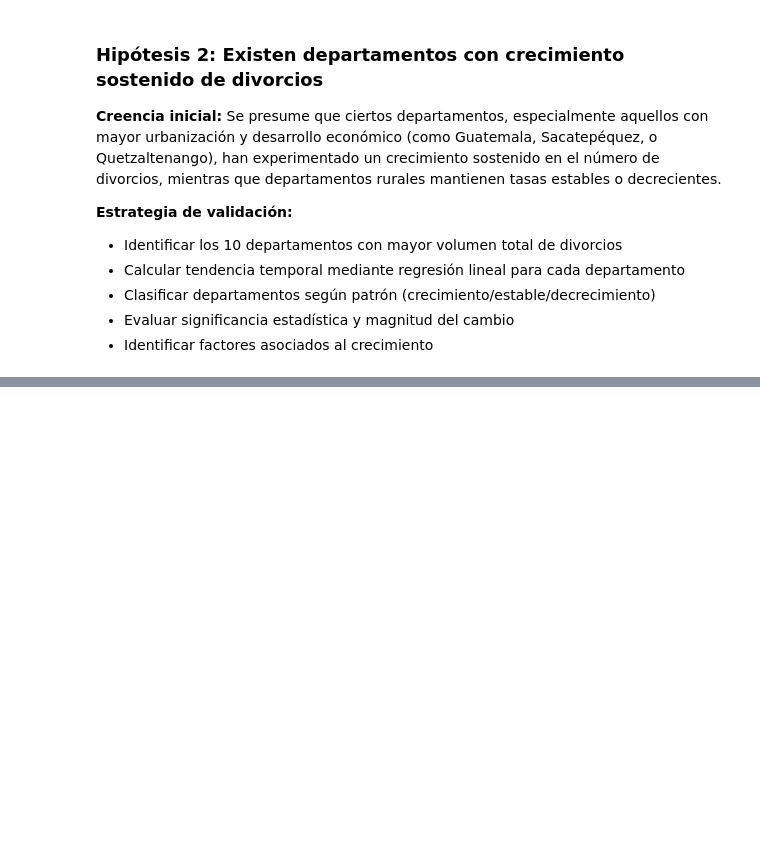
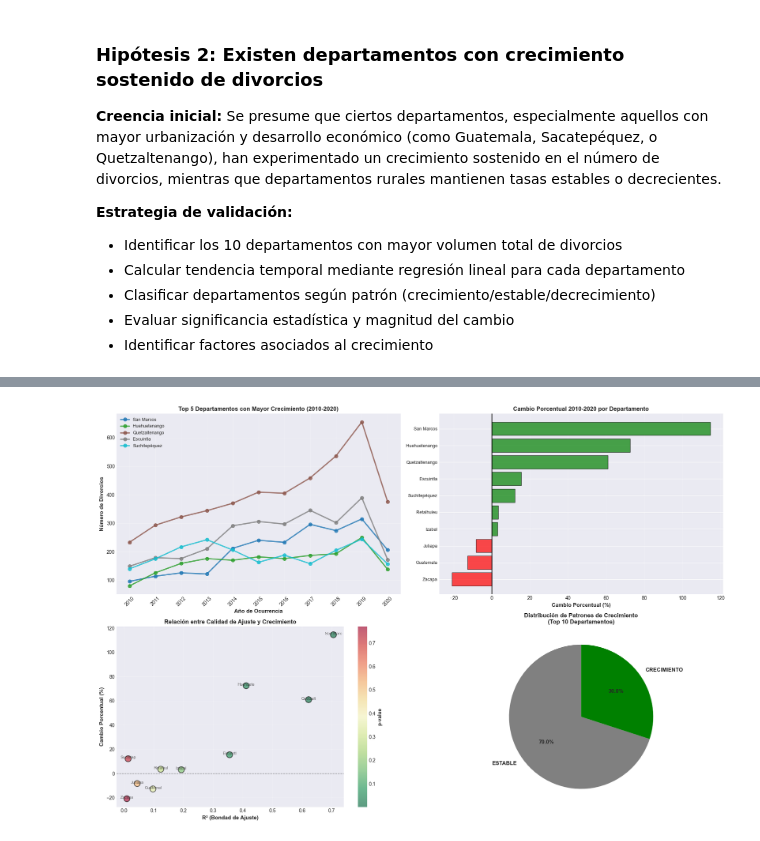
Before and after one commit to Tunchxz/CC3074-Proyecto-1, a Jupyter notebook: proyecto-1.ipynb, the cells around one changed output, grey strips where cells are left out. Cells and saved outputs as stored; diff of their text form; code cells hidden in the pictures; blank space fills up the shorter version.

```diff
--- a/proyecto-1.ipynb
+++ b/proyecto-1.ipynb
@@ -3843,0 +3938,80 @@ print("="*90)
+# %%
+# Visualización: Crecimiento por departamento
+
+fig, axes = plt.subplots(2, 2, figsize=(18, 12))
+
+# Gráfico 1: Evolución temporal de top 5 departamentos con mayor crecimiento
+ax1 = axes[0, 0]
+top5_crecimiento = df_tendencias.head(5)['Departamento'].values
+
+colors_map = plt.cm.tab10(np.linspace(0, 1, 5))
+
+for i, depto in enumerate(top5_crecimiento):
+    datos_depto = divorcios_depto_anio[divorcios_depto_anio['departamentoOcurrencia_nombre'] == depto].sort_values('anioOcurrencia')
+    ax1.plot(datos_depto['anioOcurrencia'], datos_depto['total_divorcios'],
+             'o-', linewidth=2.5, markersize=7, label=depto, color=colors_map[i], alpha=0.8)
+
+ax1.set_xlabel('Año de Ocurrencia', fontweight='bold', fontsize=11)
+ax1.set_ylabel('Número de Divorcios', fontweight='bold', fontsize=11)
+ax1.set_title('Top 5 Departamentos con Mayor Crecimiento (2010-2020)',
+              fontweight='bold', fontsize=12)
+ax1.legend(loc='best', fontsize=9)
+ax1.grid(True, alpha=0.3)
+ax1.set_xticks(divorcios_depto_anio['anioOcurrencia'].unique())
+ax1.tick_params(axis='x', rotation=45)
+
+# Gráfico 2: Cambio porcentual (barras horizontales)
+ax2 = axes[0, 1]
+departamentos_sorted = df_tendencias.sort_values('Cambio_%', ascending=True)
+colores = ['green' if x > 0 else 'red' for x in departamentos_sorted['Cambio_%']]
+
+ax2.barh(range(len(departamentos_sorted)), departamentos_sorted['Cambio_%'],
+         color=colores, alpha=0.7, edgecolor='black')
+ax2.set_yticks(range(len(departamentos_sorted)))
+ax2.set_yticklabels(departamentos_sorted['Departamento'], fontsize=9)
+ax2.set_xlabel('Cambio Porcentual (%)', fontweight='bold', fontsize=11)
+ax2.set_title('Cambio Porcentual 2010-2020 por Departamento',
+              fontweight='bold', fontsize=12)
+ax2.axvline(0, color='black', linewidth=1.5, linestyle='-')
+ax2.grid(True, alpha=0.3, axis='x')
+
+# Gráfico 3: R² vs Cambio% (calidad del ajuste)
+ax3 = axes[1, 0]
+scatter = ax3.scatter(df_tendencias['R²'], df_tendencias['Cambio_%'],
+                      s=150, alpha=0.6, c=df_tendencias['p-value'],
+                      cmap='RdYlGn_r', edgecolors='black', linewidth=1.5)
+
+for idx, row in df_tendencias.iterrows():
+    ax3.annotate(row['Departamento'][:8],
+                (row['R²'], row['Cambio_%']),
+                fontsize=8, alpha=0.7, ha='center')
+
+ax3.set_xlabel('R² (Bondad de Ajuste)', fontweight='bold', fontsize=11)
+ax3.set_ylabel('Cambio Porcentual (%)', fontweight='bold', fontsize=11)
+ax3.set_title('Relación entre Calidad de Ajuste y Crecimiento',
+              fontweight='bold', fontsize=12)
+ax3.grid(True, alpha=0.3)
+ax3.axhline(0, color='black', linewidth=1, linestyle='--', alpha=0.5)
+cbar = plt.colorbar(scatter, ax=ax3)
+cbar.set_label('p-value', fontweight='bold')
+
+# Gráfico 4: Distribución por clasificación (pie chart)
+ax4 = axes[1, 1]
+clasificacion_data = df_tendencias['Clasificación'].value_counts()
+colores_clasif = {'CRECIMIENTO': 'green', 'DECRECIMIENTO': 'red', 'ESTABLE': 'gray'}
+colors_plot = [colores_clasif.get(x, 'blue') for x in clasificacion_data.index]
+
+wedges, texts, autotexts = ax4.pie(clasificacion_data.values,
+                                     labels=clasificacion_data.index,
+                                     autopct='%1.1f%%',
+                                     colors=colors_plot,
+                                     startangle=90,
+                                     textprops={'fontsize': 11, 'fontweight': 'bold'})
+
+ax4.set_title('Distribución de Patrones de Crecimiento\n(Top 10 Departamentos)',
+              fontweight='bold', fontsize=12)
+
+plt.tight_layout()
+plt.show()
+# %% [output]
+[figure, added]
```
Also changed, not shown: parts of 19 cells of this notebook.
